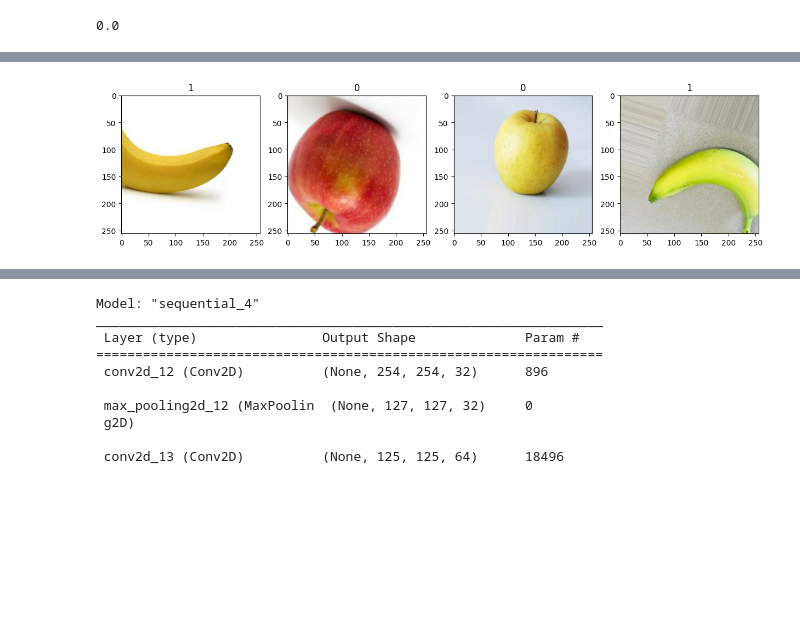
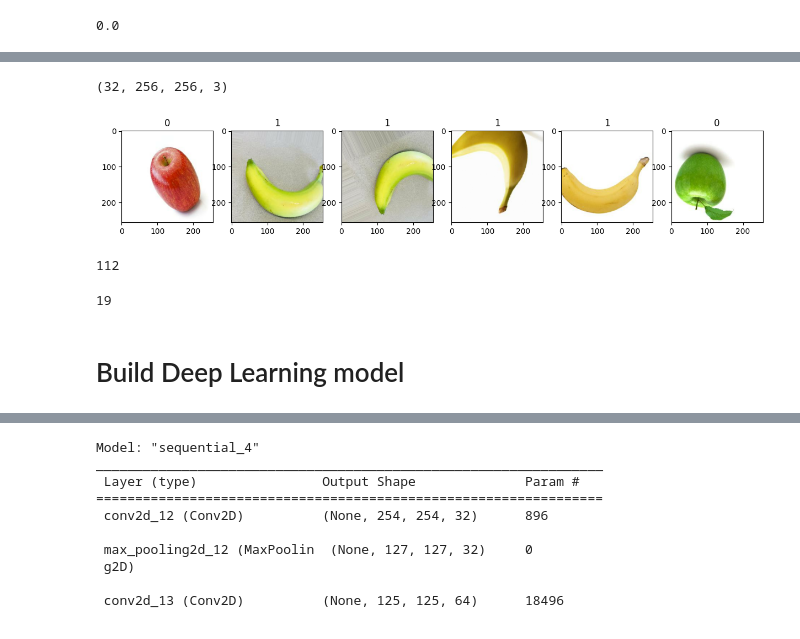
Before and after one commit to JurijJusel/Image, a Jupyter notebook: CNN_model.ipynb, the cells around one changed output, grey strips where cells are left out. Saved outputs shown, nothing was run; the diff lists cells and outputs as text; code cells hidden in the pictures; blank space fills up the shorter version.

```diff
--- a/CNN_model.ipynb
+++ b/CNN_model.ipynb
@@ -45,5 +46,5 @@ array([1, 1, 1, 0, 0, 1, 0, 1, 1, 0, 1, 1, 0, 0, 1, 1, 1, 1, 0, 0, 0, 0,
 # %%
-fig, ax = plt.subplots(ncols=10, figsize=(15,15))
+fig, ax = plt.subplots(ncols=10, figsize=(20,20))
 for idx, img in enumerate(batch[0][:10]):
     ax[idx].imshow(img.astype(int))
     ax[idx].title.set_text(batch[1][idx])
@@ -66,10 +69,24 @@ batch[0].max()
+# %%
+batch[0].shape
+# %% [output]
+(32, 256, 256, 3)
 # %%
-fig, ax = plt.subplots(ncols=4, figsize=(15,15))
-for idx, img in enumerate(batch[0][:4]):
+fig, ax = plt.subplots(ncols=6, figsize=(15,15))
+for idx, img in enumerate(batch[0][:6]):
     ax[idx].imshow(img)
     ax[idx].title.set_text(batch[1][idx])
 # %% [output]
-[figure, old version]
+[figure, new version]
+# %%
+len(data_scale )
+# %% [output]
+112
+# %%
+len(validate_data)
+# %% [output]
+19
+# %% [markdown]
+# Build Deep Learning model
 # %%
 model = Sequential()
 # %%
```
Also changed, not shown: parts of 23 cells of this notebook.
